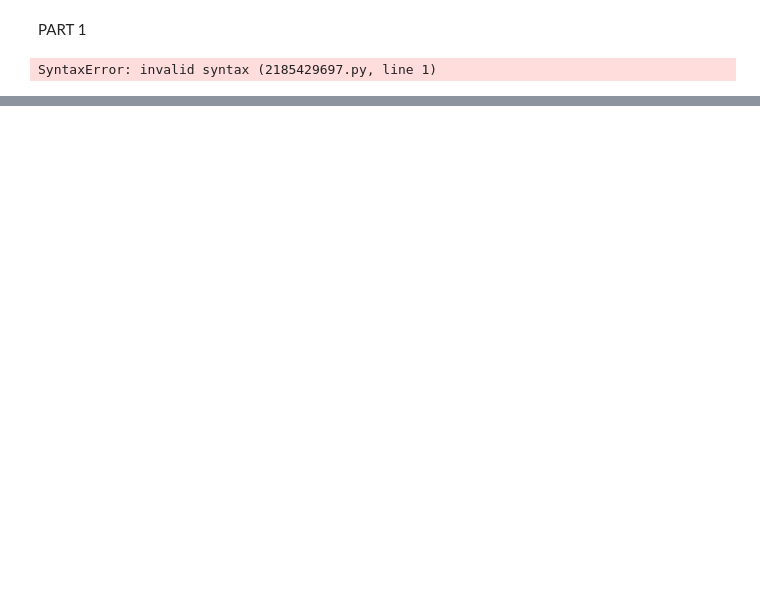
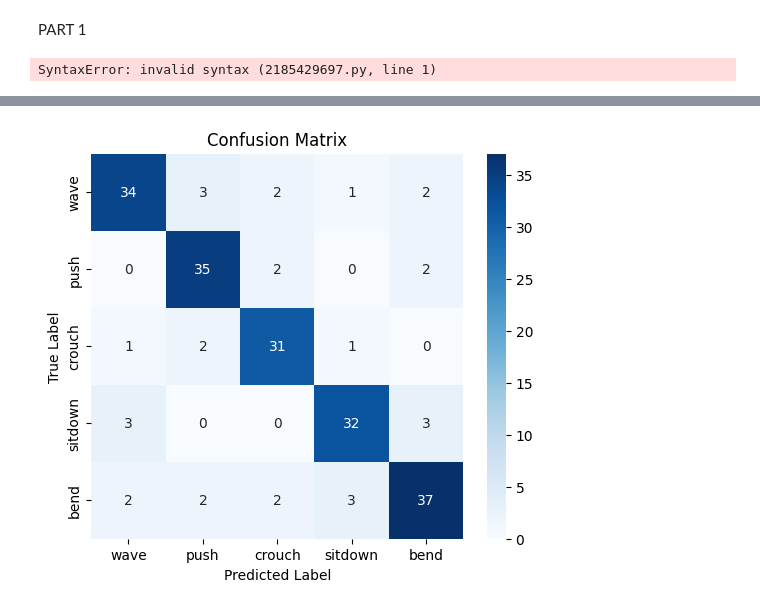
Before and after one commit to jordiestevee/ML4Net-2025, a Jupyter notebook: Sem2/seminar2.ipynb, the cells around one changed output, grey strips where cells are left out. Drawn from its saved outputs; the diff is of its cells as text; code cells hidden in the pictures; blank space fills up the shorter version.

```diff
--- a/Sem2/seminar2.ipynb
+++ b/Sem2/seminar2.ipynb
@@ -199,0 +111,14 @@ ValueError: Length of values (1) does not match length of index (999)
+# %%
+import pandas as pd
+from sklearn.svm import SVC
+from sklearn.metrics import accuracy_score, confusion_matrix, classification_report
+import seaborn as sns
+import matplotlib.pyplot as plt
+
+
+X_train = pd.read_csv("Train_features.csv", header=None)
+y_train = pd.read_csv("Train_labels.csv", header=None).T.squeeze()
+
+# Load test data
+X_test = pd.read_csv("Test_features.csv", header=None)
+y_test = pd.read_csv("Test_labels.csv", header=None).T.squeeze()
@@ -199,0 +131,13 @@ ValueError: Length of values (1) does not match length of index (999)
+# %%
+# Predict
+y_pred = svm_model.predict(X_test)
+
+# Evaluate
+accuracy = accuracy_score(y_test, y_pred)
+conf_matrix = confusion_matrix(y_test, y_pred)
+
+print(f"Test Accuracy: {accuracy:.4f}")
+print("\nClassification Report:")
+print(classification_report(y_test, y_pred, target_names=[
+    'wave', 'push', 'crouch', 'sitdown', 'bend'
+]))
@@ -199,0 +159,13 @@ ValueError: Length of values (1) does not match length of index (999)
+# %%
+def plot_confusion(conf_matrix, class_names):
+    plt.figure(figsize=(6, 5))
+    sns.heatmap(conf_matrix, annot=True, fmt="d", cmap="Blues",
+                xticklabels=class_names, yticklabels=class_names)
+    plt.ylabel("True Label")
+    plt.xlabel("Predicted Label")
+    plt.title("Confusion Matrix")
+    plt.show()
+
+plot_confusion(conf_matrix, ['wave', 'push', 'crouch', 'sitdown', 'bend'])
+# %% [output]
+[figure, added]
```
Also changed, not shown: parts of 23 cells of this notebook, 6 other files.
